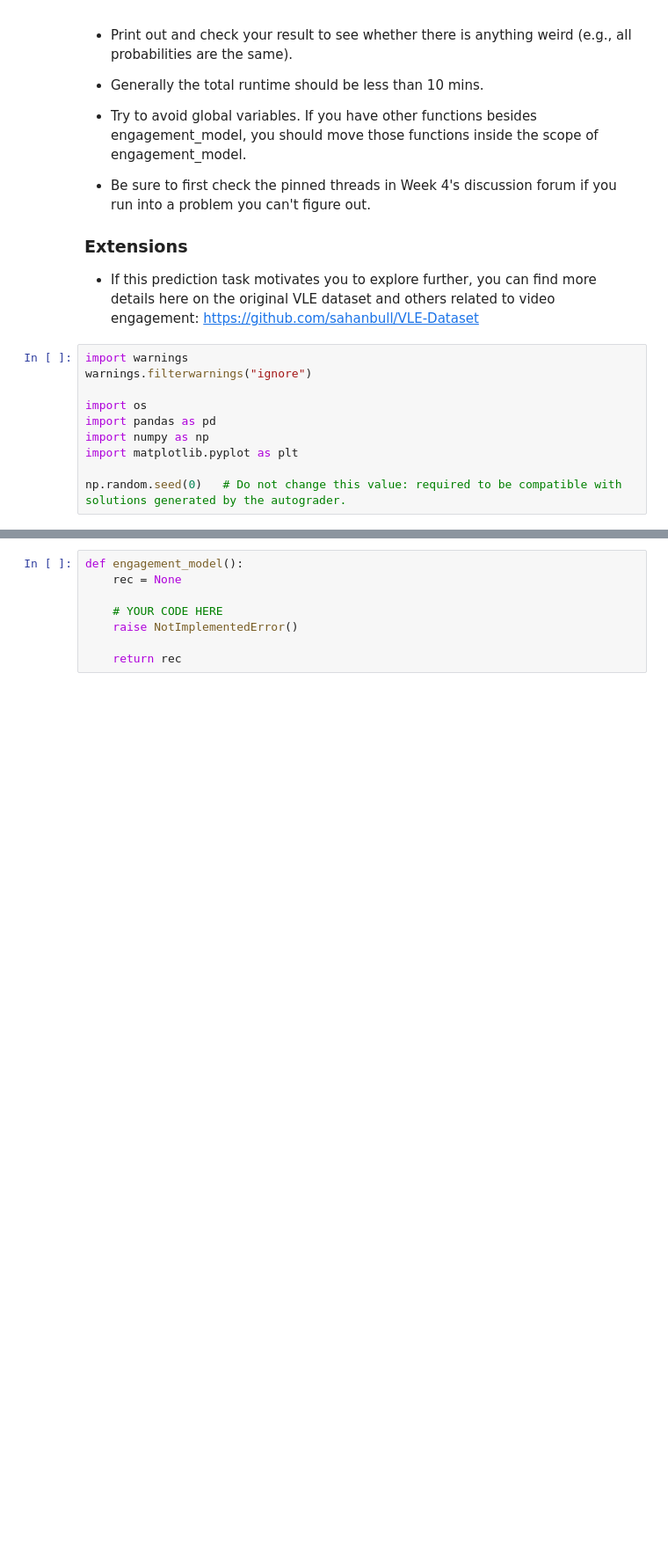
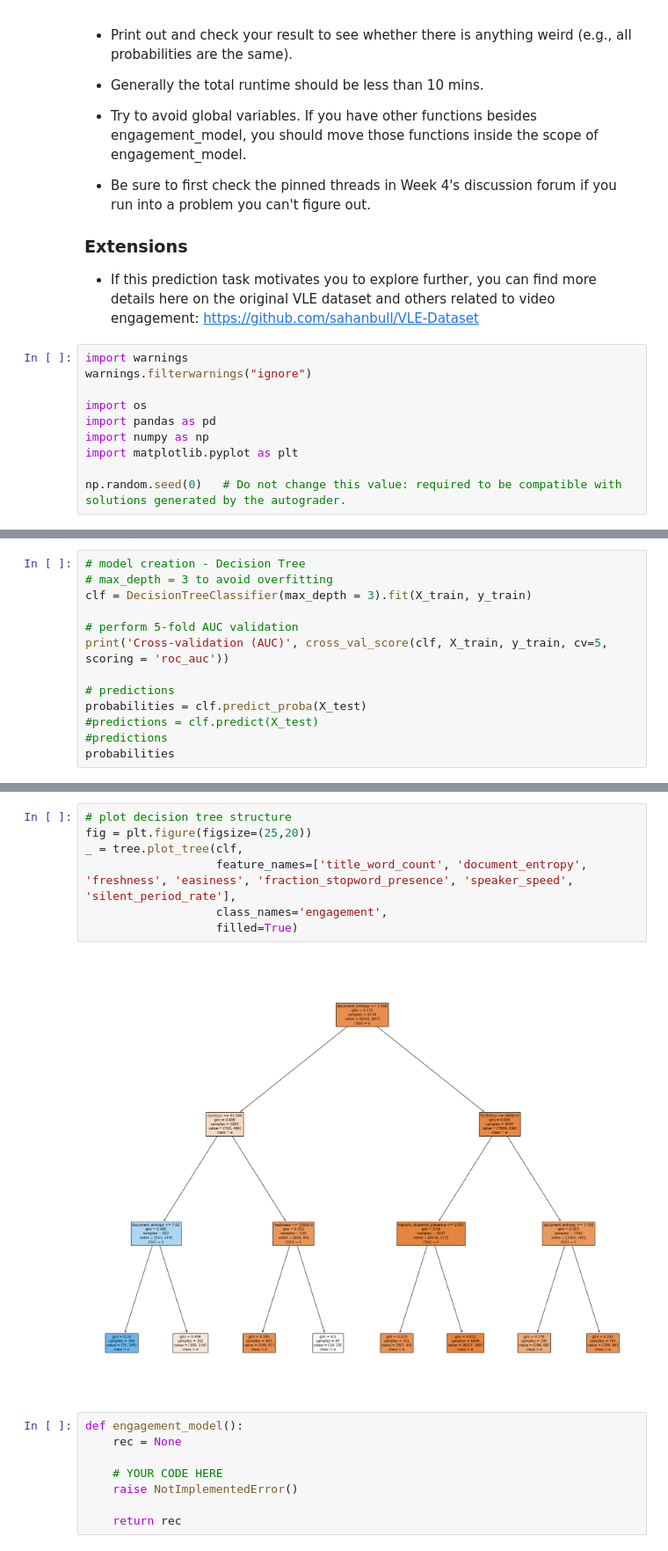
Before and after one commit to JosePabloGFnl/Applied-Data-Science-with-Python, a Jupyter notebook: Applied Machine Learning in Python/Week 4/assignment4.ipynb, the cells around one changed output, grey strips where cells are left out. Shown at 88% size. Drawn from its saved outputs; the diff is of its cells as text; blank space fills up the shorter version.

```diff
--- a/Applied Machine Learning in Python/Week 4/assignment4.ipynb
+++ b/Applied Machine Learning in Python/Week 4/assignment4.ipynb
@@ -111,0 +159,13 @@ np.random.seed(0)   # Do not change this value: required to be compatible with s
+# %%
+# model creation - Decision Tree
+# max_depth = 3 to avoid overfitting
+clf = DecisionTreeClassifier(max_depth = 3).fit(X_train, y_train)
+
+# perform 5-fold AUC validation
+print('Cross-validation (AUC)', cross_val_score(clf, X_train, y_train, cv=5, scoring = 'roc_auc'))
+
+# predictions
+probabilities = clf.predict_proba(X_test)
+#predictions = clf.predict(X_test)
+#predictions
+probabilities
@@ -112,3 +188,12 @@ np.random.seed(0)   # Do not change this value: required to be compatible with s
+# %%
+# plot decision tree structure
+fig = plt.figure(figsize=(25,20))
+_ = tree.plot_tree(clf,
+                   feature_names=['title_word_count', 'document_entropy', 'freshness', 'easiness', 'fraction_stopword_presence', 'speaker_speed', 'silent_period_rate'],
+                   class_names='engagement',
+                   filled=True)
+# %% [output]
+[figure, added]
 # %%
 def engagement_model():
     rec = None
```
Also changed, not shown: parts of 6 cells of this notebook.
